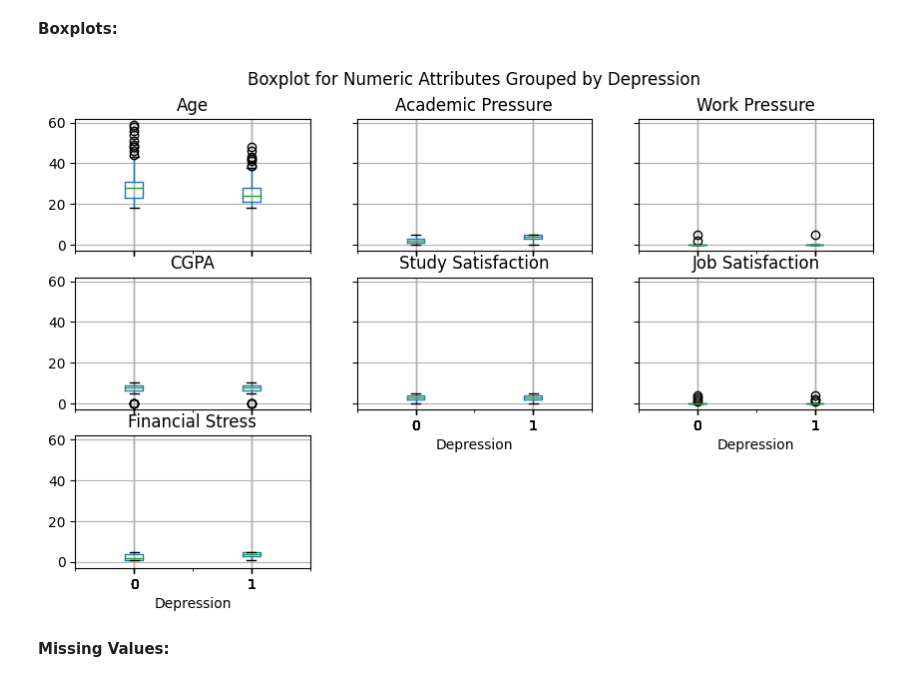
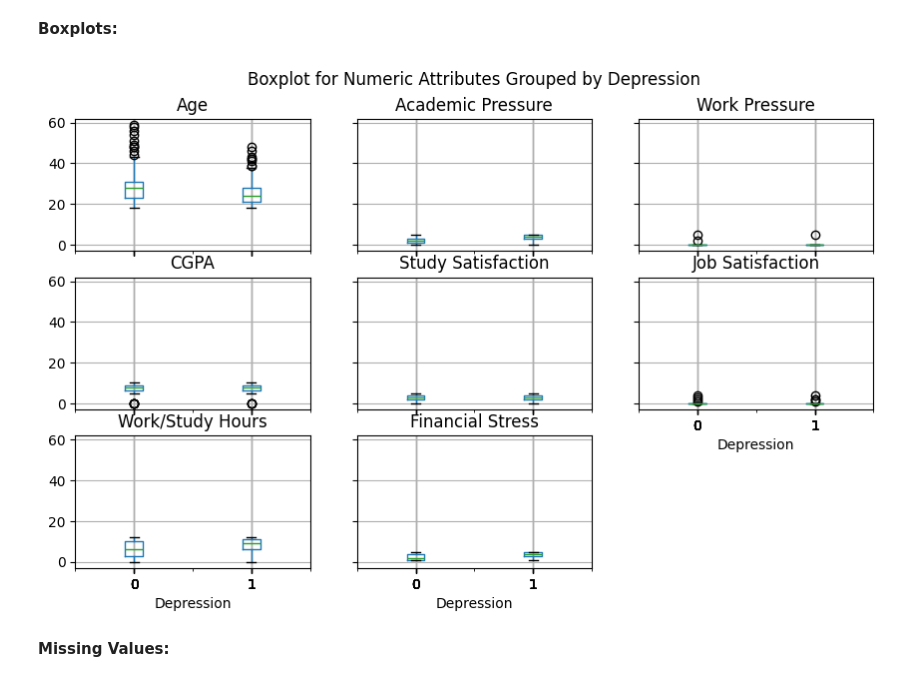
Before and after one commit to Deem-KSU/IT326-Group1-56546, a Jupyter notebook: Phase2.ipynb, the cells around one changed output. Saved outputs shown, nothing was run; the diff lists cells and outputs as text; code cells hidden in the pictures.

```diff
--- a/Phase2.ipynb
+++ b/Phase2.ipynb
@@ -107,12 +111,12 @@ Outliers values in each numeric column:
 # %%
 import seaborn as sns
 import matplotlib.pyplot as plt
 
-raw_dataset.boxplot(column=['Age', 'Academic Pressure', 'Work Pressure', 'CGPA', 'Study Satisfaction', 'Job Satisfaction', 'Financial Stress' ], by='Depression', figsize=(10,6))
+raw_dataset.boxplot(column=['Age', 'Academic Pressure', 'Work Pressure', 'CGPA', 'Study Satisfaction', 'Job Satisfaction', 'Work/Study Hours', 'Financial Stress' ], by='Depression', figsize=(10,6))
 plt.suptitle('Boxplot for Numeric Attributes Grouped by Depression')
 plt.show()
 # %% [output]
-[figure, old version]
+[figure, new version]
 # %% [markdown]
 **Missing Values:**
 # %%
```
Also changed, not shown: parts of 11 cells of this notebook.
